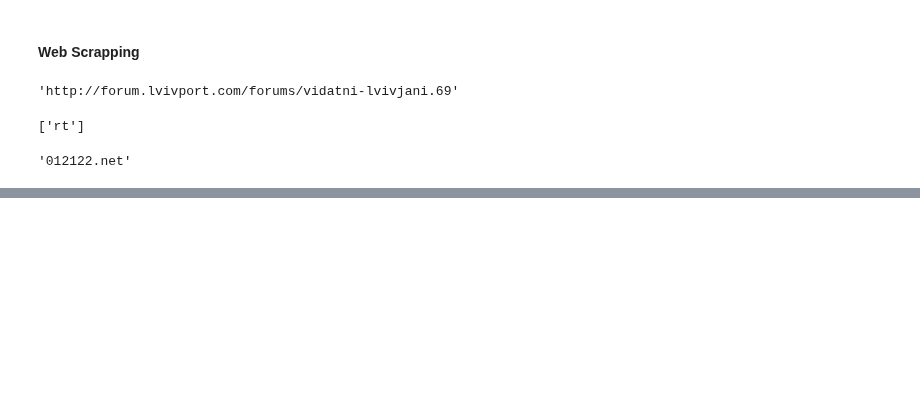
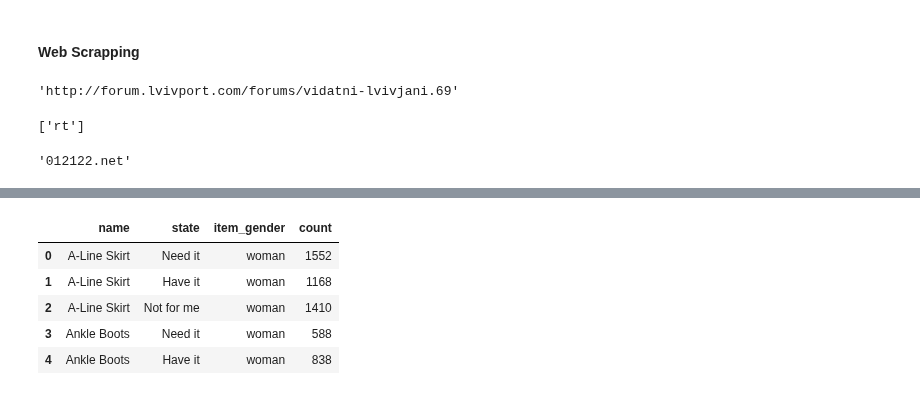
Before and after one commit to sudodoki/prj-nlp, a Jupyter notebook: students/KarimLulu/homework-03/0.1-klulu-hw3.ipynb, the cells around one changed output, grey strips where cells are left out. Cells and saved outputs as stored; diff of their text form; code cells hidden in the pictures; blank space fills up the shorter version.

```diff
--- a/students/KarimLulu/homework-03/0.1-klulu-hw3.ipynb
+++ b/students/KarimLulu/homework-03/0.1-klulu-hw3.ipynb
@@ -61,0 +97,9 @@ p.netloc
+# %%
+df.head()
+# %% [output]
+|  | name | state | item_gender | count |
+| 0 | A-Line Skirt | Need it | woman | 1552 |
+| 1 | A-Line Skirt | Have it | woman | 1168 |
+| 2 | A-Line Skirt | Not for me | woman | 1410 |
+| 3 | Ankle Boots | Need it | woman | 588 |
+| 4 | Ankle Boots | Have it | woman | 838 |
```
Also changed, not shown: parts of 9 cells of this notebook, 4 other files.
